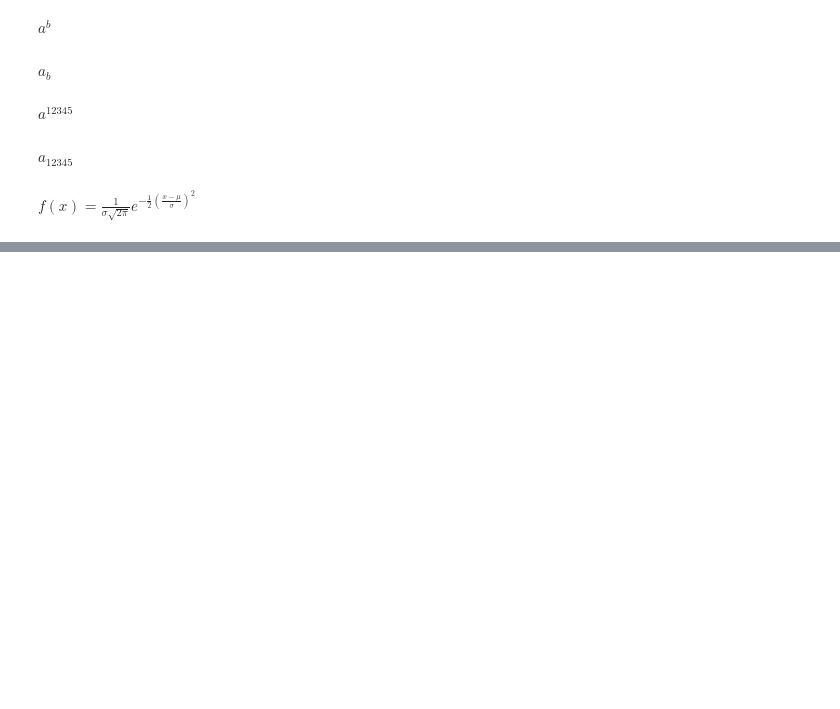
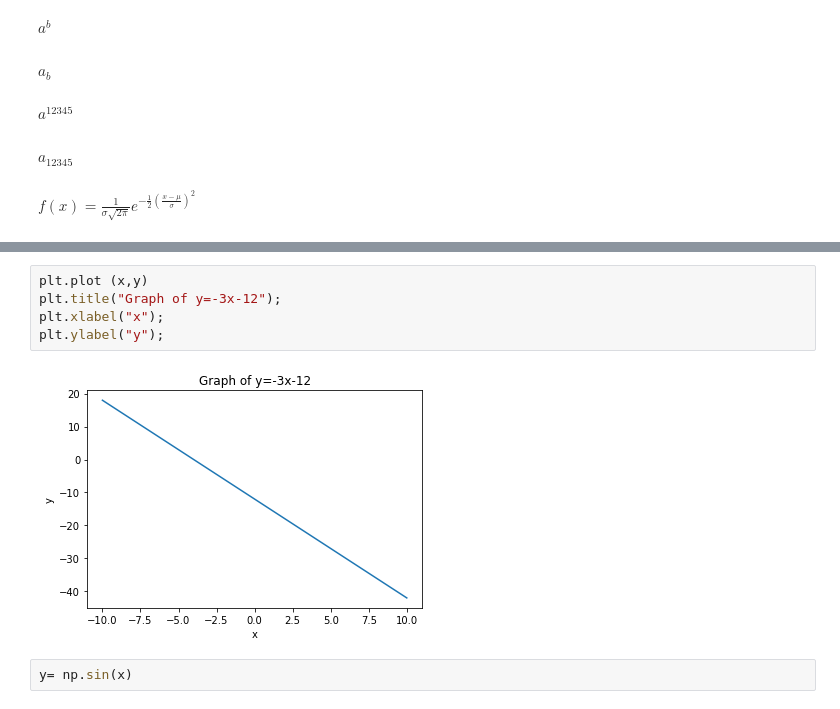
Before and after one commit to mdelvecchio2019/Stats2023fall, a Jupyter notebook: Stats2023_Delvecchiolab1.ipynb, the cells around one changed output, grey strips where cells are left out. Cells and saved outputs as stored; diff of their text form; blank space fills up the shorter version.

```diff
--- a/Stats2023_Delvecchiolab1.ipynb
+++ b/Stats2023_Delvecchiolab1.ipynb
@@ -493,0 +535,9 @@ $f(x) = \frac{1}{\sigma\sqrt{2\pi}}e^{-\frac{1}{2}(\frac{x-\mu}{\sigma})^2}$
+# %%
+plt.plot (x,y)
+plt.title("Graph of y=-3x-12");
+plt.xlabel("x");
+plt.ylabel("y");
+# %% [output]
+[figure, added]
+# %%
+y= np.sin(x)
```
Also changed, not shown: parts of 18 cells of this notebook.
